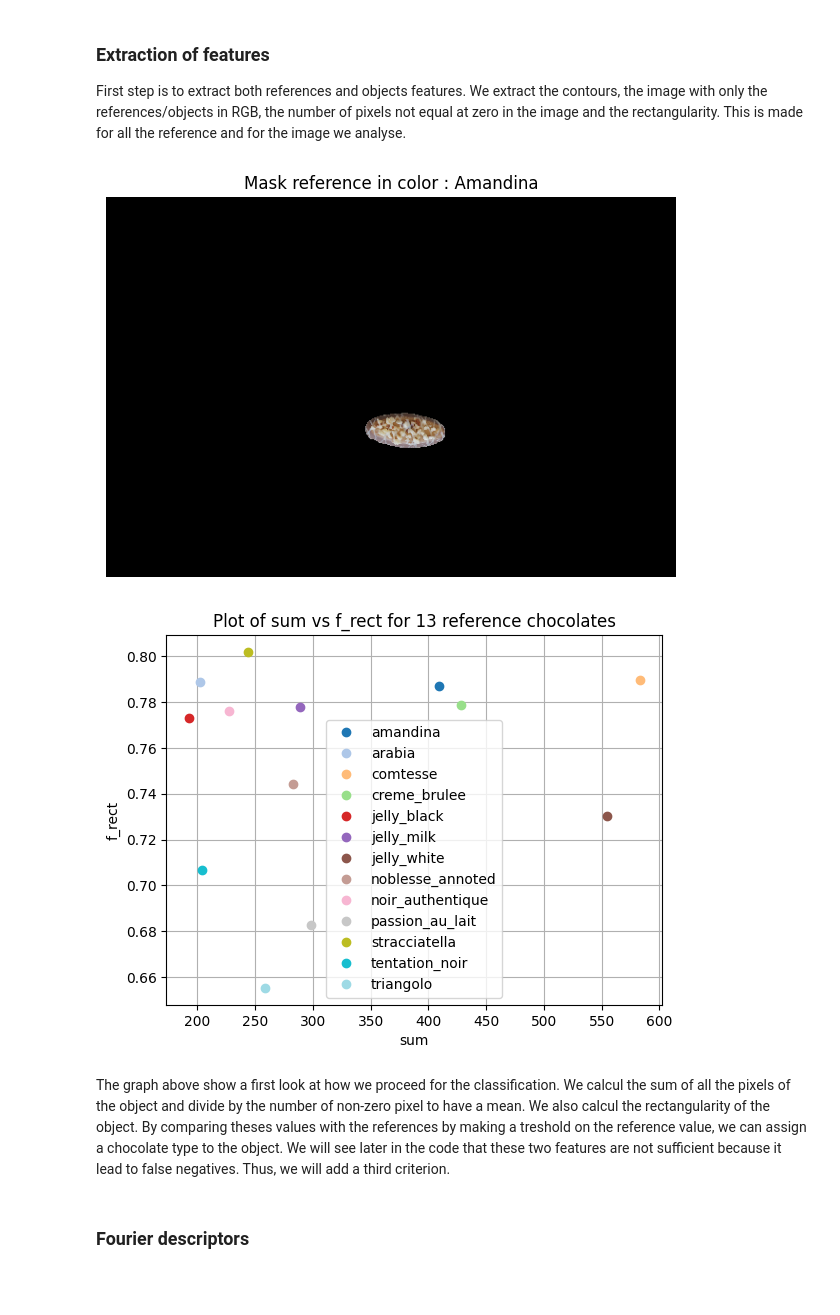
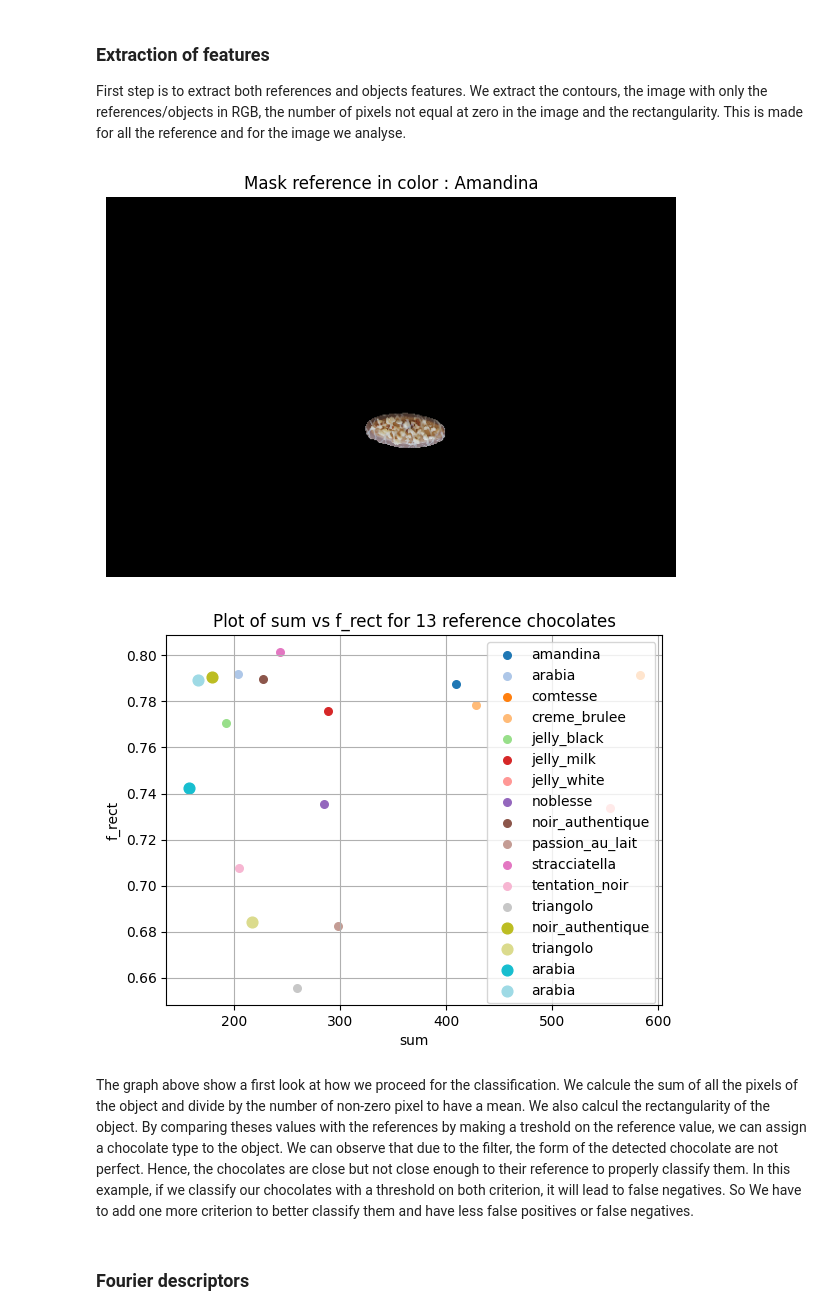
Before and after one commit to bastienchesaux/iapr_group8, a Jupyter notebook: project/clean_code_mika.ipynb, the cells around one changed output. Saved outputs shown, nothing was run; the diff lists cells and outputs as text; code cells hidden in the pictures; blank space fills up the shorter version.

Commit message:
feat: add clean_code of classification

```diff
--- a/project/clean_code_mika.ipynb
+++ b/project/clean_code_mika.ipynb
@@ -79,0 +85,21 @@ An exemple of a reference and its binary image. We compute by hand the contour t
+# %%
+# Open raw image
+example = np.array(Image.open('../data/chocolate-recognition-classic/test/L1000767.JPG'))
+example = _utils.median_bin_rgb(example, block_size=(10, 10))
+
+# create a mask with super-pixels
+binned_bgr = cv2.cvtColor(example, cv2.COLOR_RGB2BGR)
+binned_hsv = cv2.cvtColor(binned_bgr, cv2.COLOR_BGR2HSV)
+spx = skim.segmentation.slic(example, n_segments=5000, compactness=.1, sigma=1, start_label=0)
+hsv_feat = _utils.hsv_spx_feat(binned_hsv, spx, np.median)
+gmm = _utils.gmm_on_spx_fit(range(1,15), hsv_feat)
+labels = _utils.gmm_on_spx_predict(gmm, hsv_feat[spx], spx)
+# %%
+# choose good label
+chosen_label = (labels == 5) # Manually change this number because it depending on the gmm learning
+plt.figure(figsize=(6, 6))
+plt.title('Mask of the good label')
+plt.imshow(chosen_label)
+plt.axis('off')
+plt.tight_layout()
+plt.show()
@@ -80,3 +158,6 @@ An exemple of a reference and its binary image. We compute by hand the contour t
+# %%
+# table with name of true chocolates in the image
+true_chocolates = ['noir_authentique', 'triangolo', 'arabia', 'arabia']
 # %% [markdown]
 # Classification
 # %% [markdown]
@@ -90,30 +171,31 @@ First step is to extract both references and objects features. We extract the co
 contours_ref, choco, f_rect_ref, sum_choc_annotated = _utils.features_ref(len(ref_choco), ref_choco_annotated, ref_choco)
 
 # Features objects
-contours_object, diff_object, f_rect, array_sum = _utils.features_objects(np.max(labels), labels, binned)
+contours_object, diff_object, f_rect, array_sum = _utils.features_objects(np.max(labeled_image), labeled_image, example)
 # %%
 plt.figure(figsize=(6, 6))
 plt.title('Mask reference in color : Amandina')
 plt.imshow(choco[0])
 plt.axis('off')
 plt.tight_layout()
 plt.show()
 
-colors = plt.cm.get_cmap('tab20', 13)
+colors = plt.cm.get_cmap('tab20', 17)
 for i in range(len(ref_choco_annotated)):
-    plt.plot(sum_choc_annotated[i], f_rect_ref[i], 'o', color=colors(i), label=chocolates[i])
-
+    plt.scatter(sum_choc_annotated[i], f_rect_ref[i], color=colors(i), label=chocolates[i], s=30)  # reference points, smaller
+for i in range(len(diff_object)):
+    plt.scatter(array_sum[i], f_rect[i], color=colors(i+13), label=true_chocolates[i], s=60)  # detected objects, bigger
 plt.xlabel('sum')
 plt.ylabel('f_rect')
 plt.title('Plot of sum vs f_rect for 13 reference chocolates')
 plt.legend()
 plt.grid(True)
 plt.show()
 # %% [output]
 [figure]
-[figure, old version]
+[figure, new version]
 # %% [markdown]
-The graph above show a first look at how we proceed for the classification. We calcul the sum of all the pixels of the object and divide by the number of non-zero pixel to have a mean. We also calcul the rectangularity of the object. By comparing theses values with the references by making a treshold on the reference value, we can assign a chocolate type to the object. We will see later in the code that these two features are not sufficient because it lead to false negatives. Thus, we will add a third criterion.
+The graph above show a first look at how we proceed for the classification. We calcule the sum of all the pixels of the object and divide by the number of non-zero pixel to have a mean. We also calcul the rectangularity of the object. By comparing theses values with the references by making a treshold on the reference value, we can assign a chocolate type to the object. We can observe that due to the filter, the form of the detected chocolate are not perfect. Hence, the chocolates are close but not close enough to their reference to properly classify them. In this example, if we classify our chocolates with a threshold on both criterion, it will lead to false negatives. So We have to add one more criterion to better classify them and have less false positives or false negatives.
 # %% [markdown]
 ### Fourier descriptors
 # %% [markdown]
```
Also changed, not shown: parts of 17 cells of this notebook.
